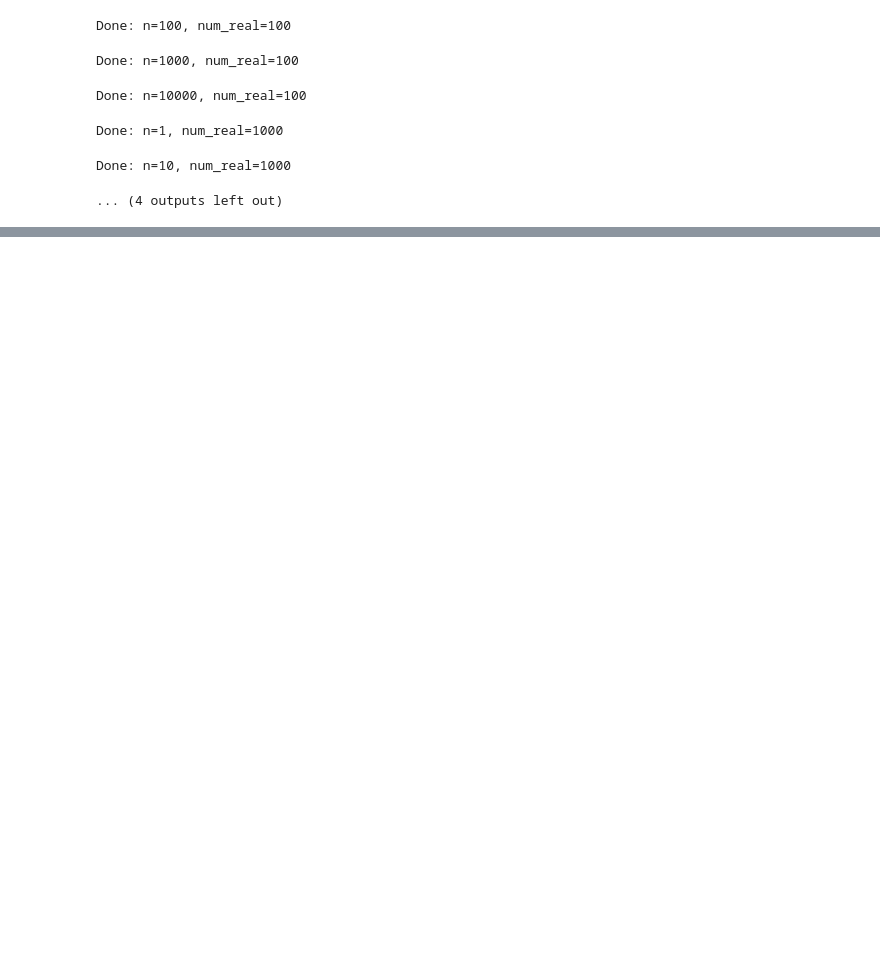
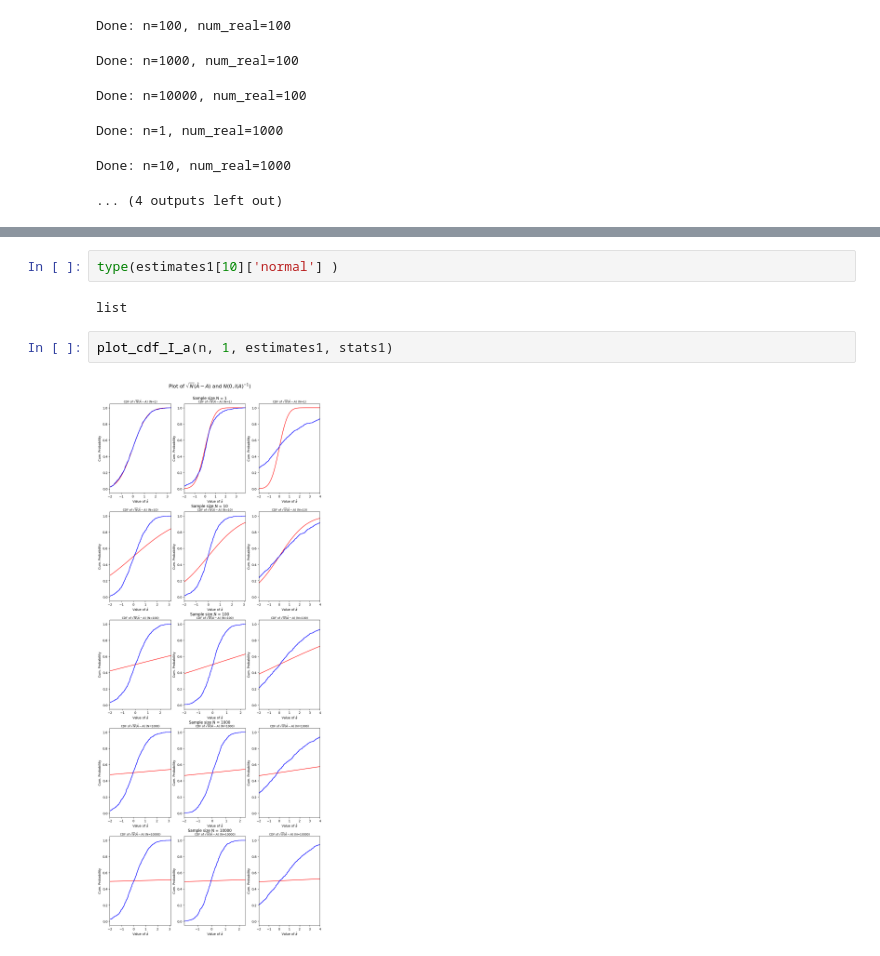
Before and after one commit to JG-0212/Estimation_theory_project, a Jupyter notebook: Mini Project 1/Project.ipynb, the cells around one changed output, grey strips where cells are left out. Cells and saved outputs as stored; diff of their text form; blank space fills up the shorter version.

Commit message:
Added plots

```diff
--- a/Mini Project 1/Project.ipynb
+++ b/Mini Project 1/Project.ipynb
@@ -235,3 +289,11 @@ Done: n=10, num_real=1000
+# %%
+type(estimates1[10]['normal'] )
+# %% [output]
+list
+# %%
+plot_cdf_I_a(n, 1, estimates1, stats1)
+# %% [output]
+[figure, added]
 # %%
 plot_cdf_pdf(n, 1, estimates1, stats1)
 # %% [output]
```
Also changed, not shown: parts of 7 cells of this notebook.
